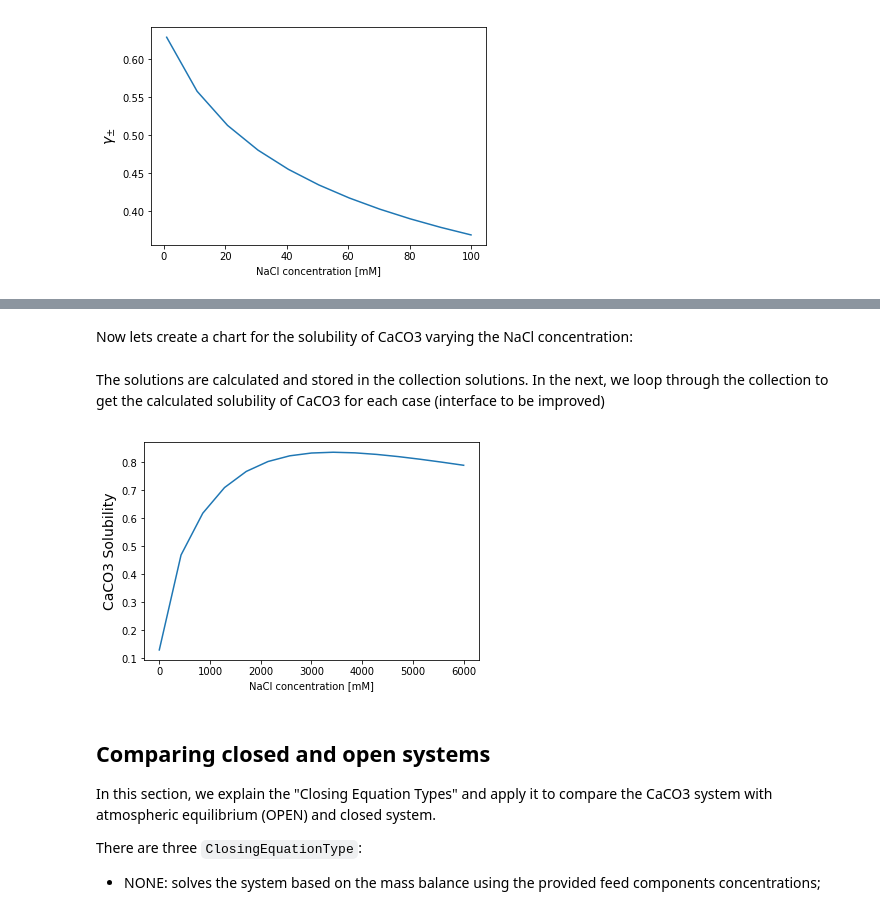
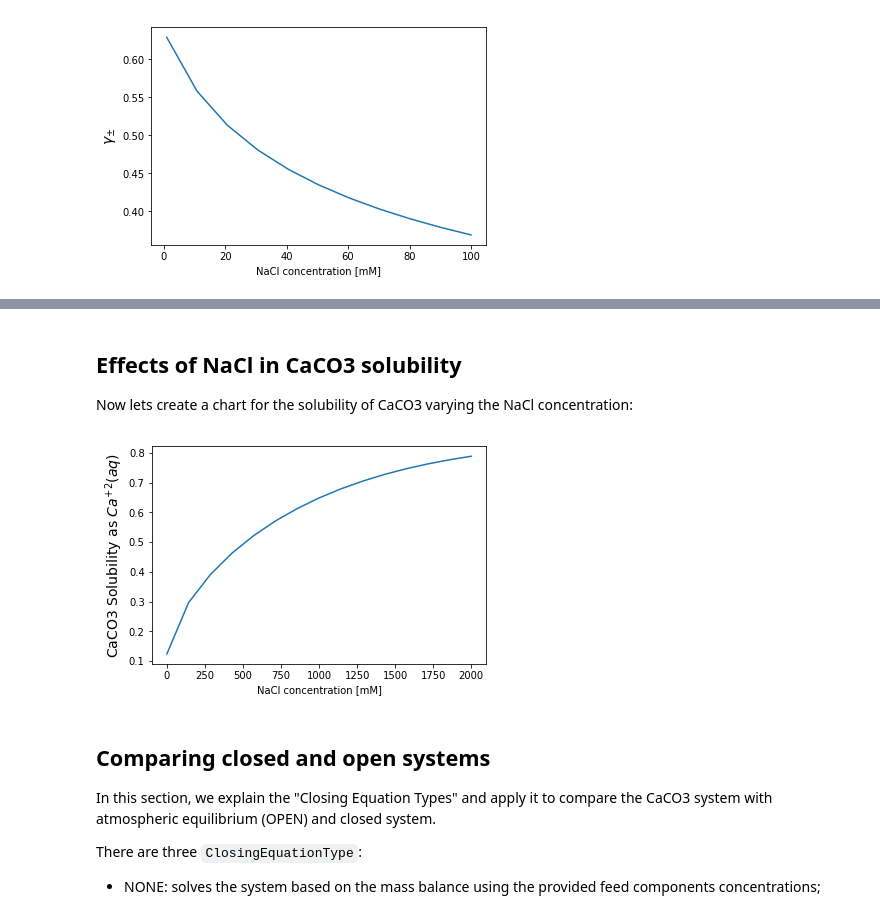
Before and after one commit to caiofcm/pyequion, a Jupyter notebook: samples/CaCO3Equilibrium.ipynb, the cells around one changed output, grey strips where cells are left out. Drawn from its saved outputs; the diff is of its cells as text; code cells hidden in the pictures.

```diff
--- a/samples/CaCO3Equilibrium.ipynb
+++ b/samples/CaCO3Equilibrium.ipynb
@@ -314,4 +354,6 @@ Calculated Solubility (mM):
 # %% [markdown]
+##  Effects of NaCl in CaCO3 solubility
+
 Now lets create a chart for the solubility of CaCO3 varying the NaCl concentration:
 # %%
 npts = 15
@@ -325,16 +367,31 @@ solutions = [
         )
     for cNaCl in nacl_span
 ]
-# %% [markdown]
-The solutions are calculated and stored in the collection solutions. In the next, we loop through the collection to get the calculated solubility of CaCO3 for each case (interface to be improved)
+# %%
+npts = 15
+nacl_span = np.linspace(1.0, 2000.0, npts) #mM of NaCl
+solubi_as_capp_free_span = np.array([
+    # pyequion.solve_solution(
+    #     {'NaCl': cNaCl},
+    #     reaction_system=sys_eq,
+    #     TC=25.0,
+    #     calculate_solubility=('Calcite', 'CaCO3')
+    #     )
+    pyequion.solve_solution(
+        {'CaCO3': 1.0, 'NaCl': cNaCl},
+        # close_type=pyequion.ClosingEquationType.OPEN,
+        allow_precipitation=True,
+        solid_equilibrium_phases=['Calcite'],
+    ).concentrations['Ca++']
+    for cNaCl in nacl_span
+])
 # %%
-solubility = np.array([[*solution.calculated_solubility.values()][0] for solution in solutions])
 plt.figure()
-plt.plot(nacl_span, solubility*1e3)
+plt.plot(nacl_span, solubi_as_capp_free_span*1e3)
 plt.xlabel('NaCl concentration [mM]')
-plt.ylabel('CaCO3 Solubility', fontsize=14);
+plt.ylabel('CaCO3 Solubility as $Ca^{+2}(aq)$', fontsize=14);
 # %% [output]
-[figure, old version]
+[figure, new version]
 # %% [markdown]
 ## Comparing closed and open systems
 
```
Also changed, not shown: parts of 7 cells of this notebook, 1 other file.
